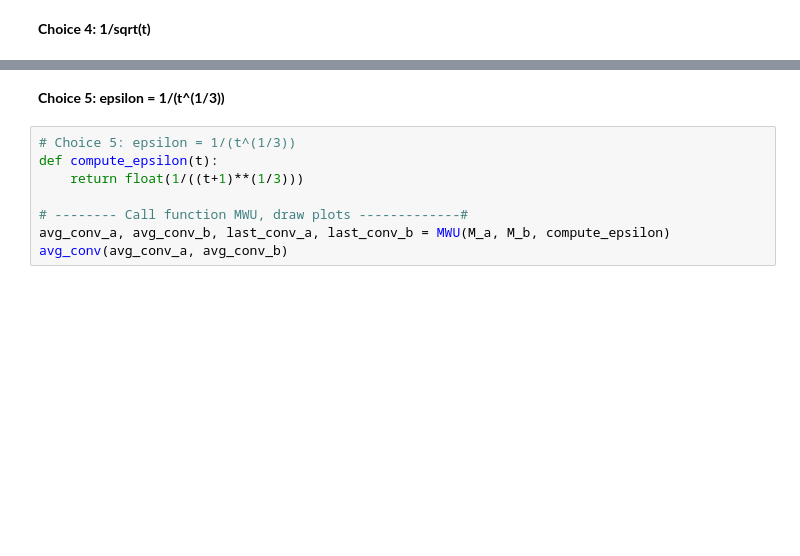
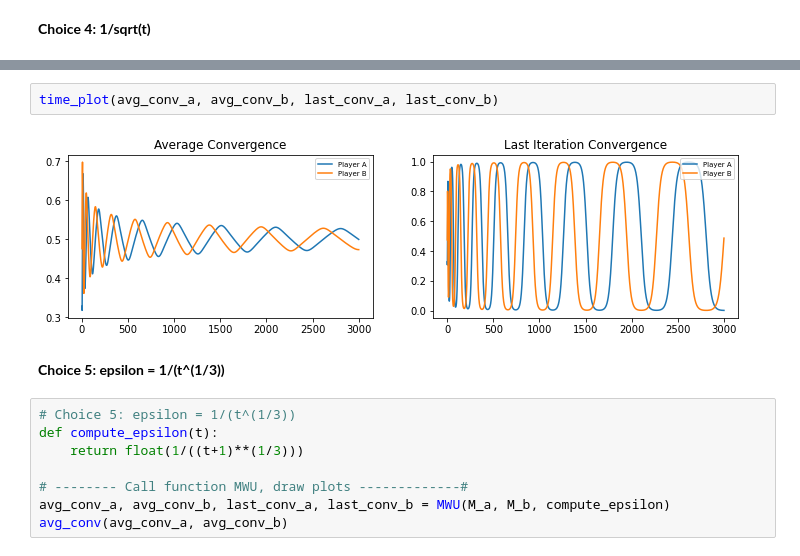
Before and after one commit to rishishah02/algo-econ, a Jupyter notebook: Project2/Project_2 .ipynb, the cells around one changed output, grey strips where cells are left out. Drawn from its saved outputs; the diff is of its cells as text; blank space fills up the shorter version.

```diff
--- a/Project2/Project_2 .ipynb
+++ b/Project2/Project_2 .ipynb
@@ -194,3 +219,7 @@ last_conv(last_conv_a, last_conv_b)
+# %%
+time_plot(avg_conv_a, avg_conv_b, last_conv_a, last_conv_b)
+# %% [output]
+[figure, added]
 # %% [markdown]
 **Choice 5: epsilon = 1/(t^(1/3))**
 # %%
```
Also changed, not shown: parts of 76 cells of this notebook.
